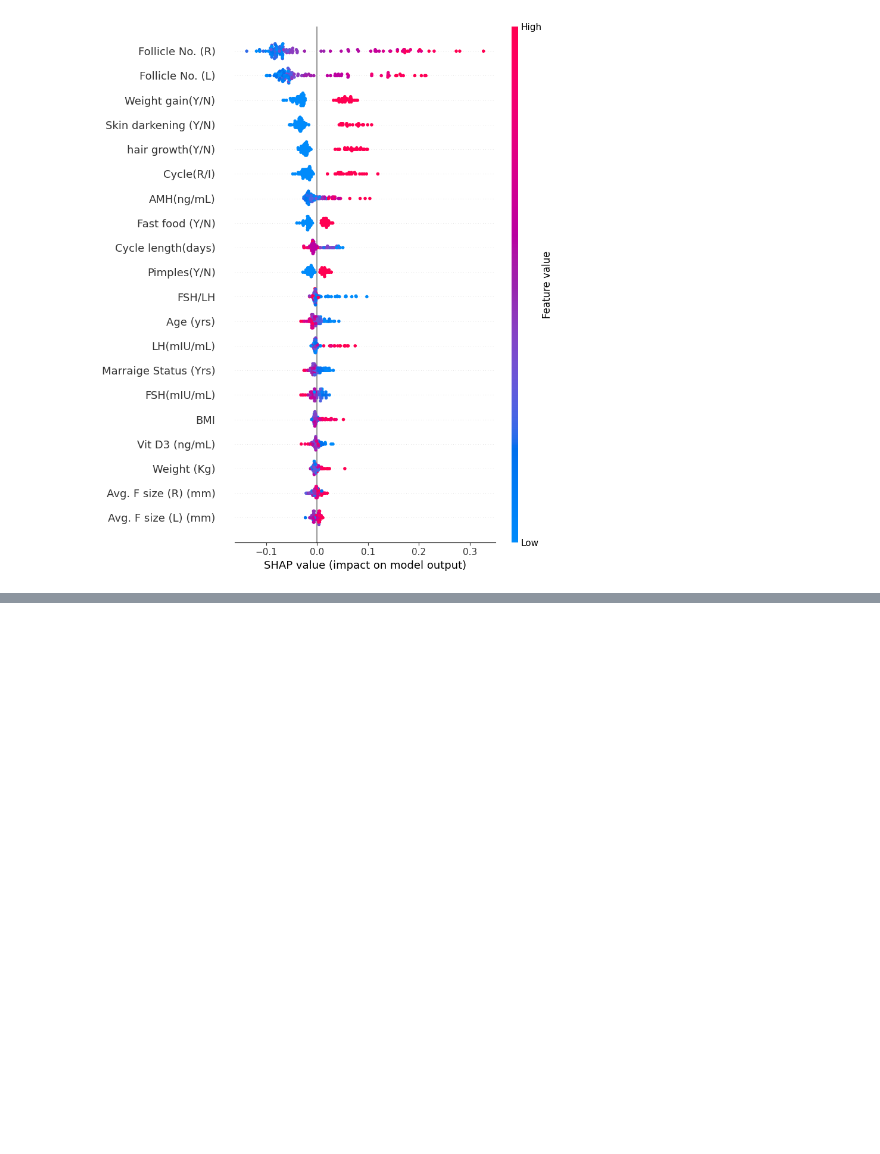
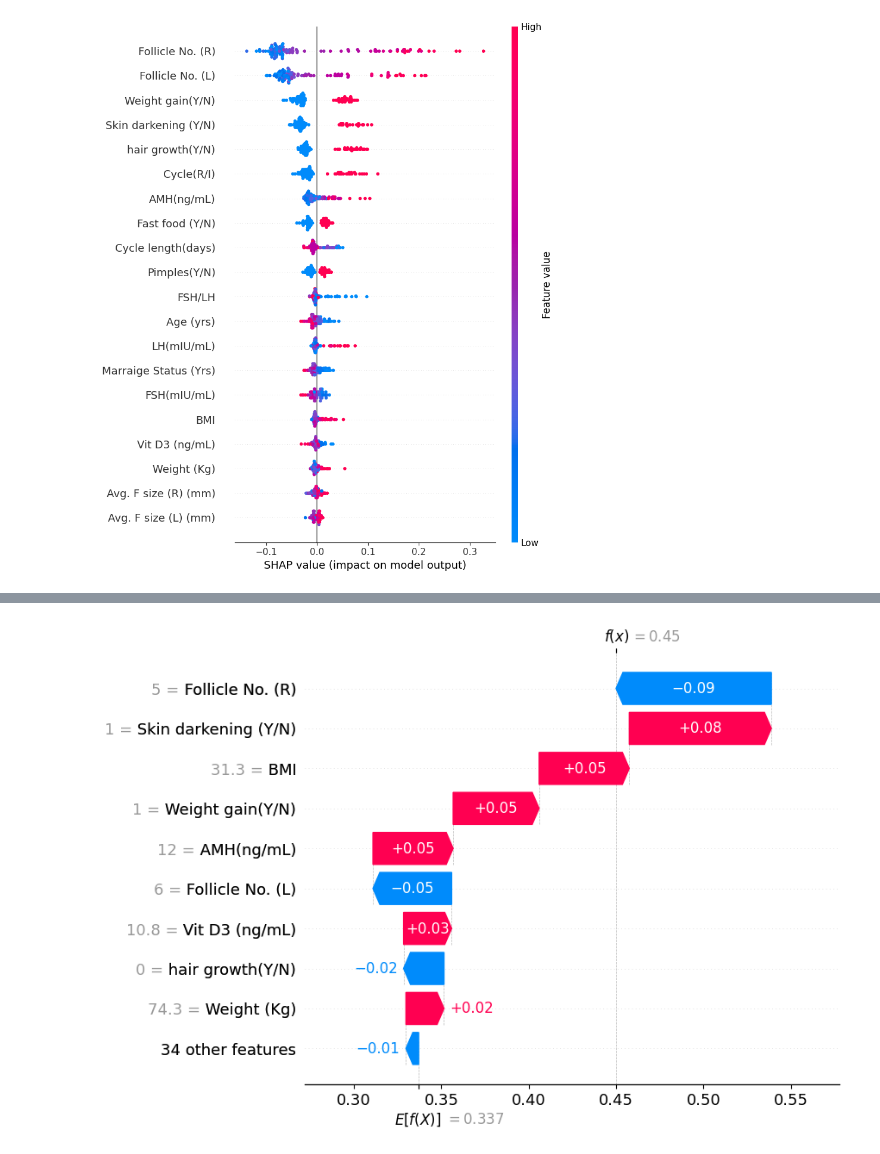
Before and after one commit to Benita2004/Pcos-Xai-Dissertation, a Jupyter notebook: notebooks/05_xai_analysis.ipynb, the cells around one changed output, grey strips where cells are left out. Drawn from its saved outputs; the diff is of its cells as text; code cells hidden in the pictures; blank space fills up the shorter version.

Commit message:
added shap waterfall plot for individual prediction explanation

```diff
--- a/notebooks/05_xai_analysis.ipynb
+++ b/notebooks/05_xai_analysis.ipynb
@@ -146,0 +151,13 @@ shap.summary_plot(
+# %%
+# Generate SHAP waterfall plot for one prediction
+
+shap.plots.waterfall(
+    shap.Explanation(
+        values=shap_values[:, :, 1][0],
+        base_values=explainer.expected_value[1],
+        data=X_test.iloc[0],
+        feature_names=X.columns
+    )
+)
+# %% [output]
+[figure, added]
```
Also changed, not shown: parts of 1 cell of this notebook.
